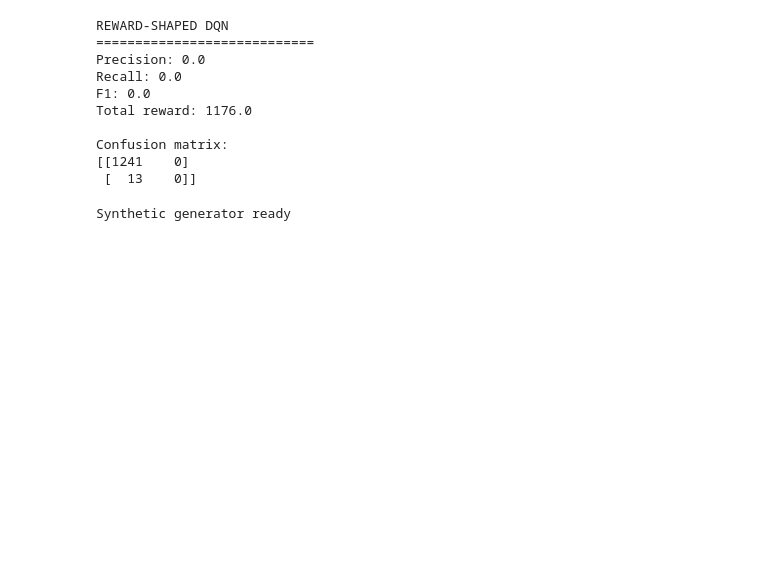
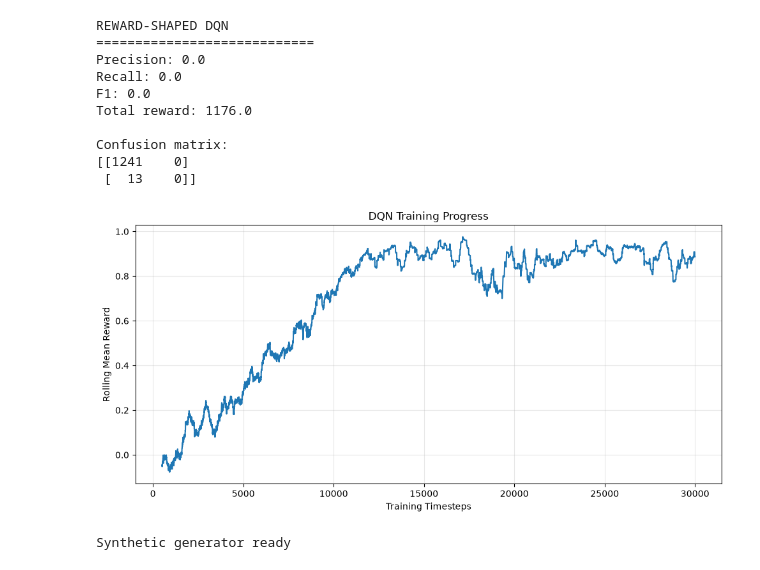
Before and after one commit to C4inmay/SAE_RL_EARLYWARNING, a Jupyter notebook: notebooks/sae_rl_improvement_experiments.ipynb, the cells around one changed output. Cells and saved outputs as stored; diff of their text form; code cells hidden in the pictures; blank space fills up the shorter version.

Commit message:
Visual Analysis and its report

```diff
--- a/notebooks/sae_rl_improvement_experiments.ipynb
+++ b/notebooks/sae_rl_improvement_experiments.ipynb
@@ -394,6 +439,56 @@ Total reward: 1176.0
 Confusion matrix:
 [[1241    0]
  [  13    0]]
+# %%
+# ============================================================
+# Q-LEARNING TRAINING PROGRESS
+# ============================================================
+
+rewards = np.array(progress_callback.rewards)
+timesteps = np.array(progress_callback.timesteps)
+
+# Rolling mean to make the learning trend easier to see
+window = 500
+
+if len(rewards) >= window:
+
+    rolling_rewards = np.convolve(
+        rewards,
+        np.ones(window) / window,
+        mode="valid"
+    )
+
+    rolling_timesteps = timesteps[window - 1:]
+
+else:
+
+    rolling_rewards = rewards
+    rolling_timesteps = timesteps
+
+
+plt.figure(figsize=(10, 5))
+
+plt.plot(
+    rolling_timesteps,
+    rolling_rewards
+)
+
+plt.xlabel("Training Timesteps")
+plt.ylabel("Rolling Mean Reward")
+plt.title("DQN Training Progress")
+plt.grid(True, alpha=0.3)
+
+plt.tight_layout()
+
+plt.savefig(
+    "../docs/dqn_training_progress.png",
+    dpi=200,
+    bbox_inches="tight"
+)
+
+plt.show()
+# %% [output]
+[figure, added]
 # %%
 # ============================================================
 # SYNTHETIC PATIENT TRAJECTORY GENERATOR
```
Also changed, not shown: parts of 2 cells of this notebook, 2 other files.
